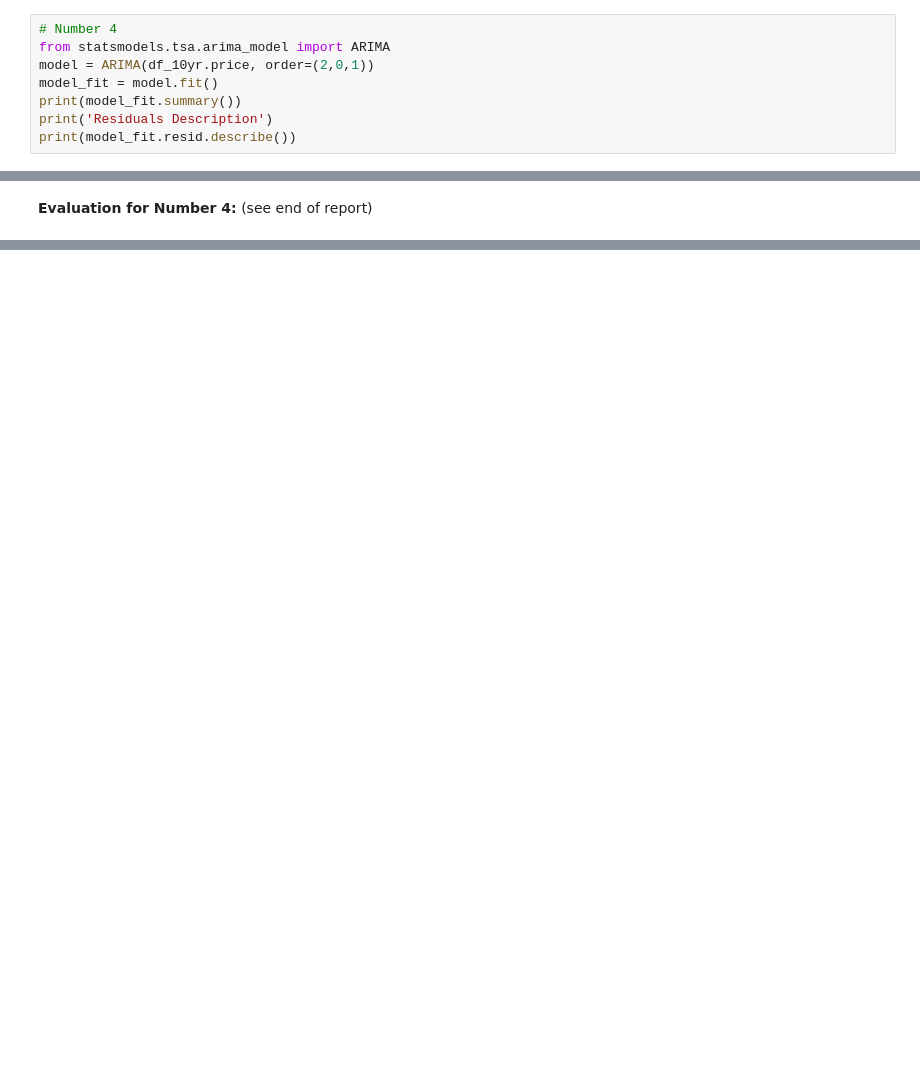
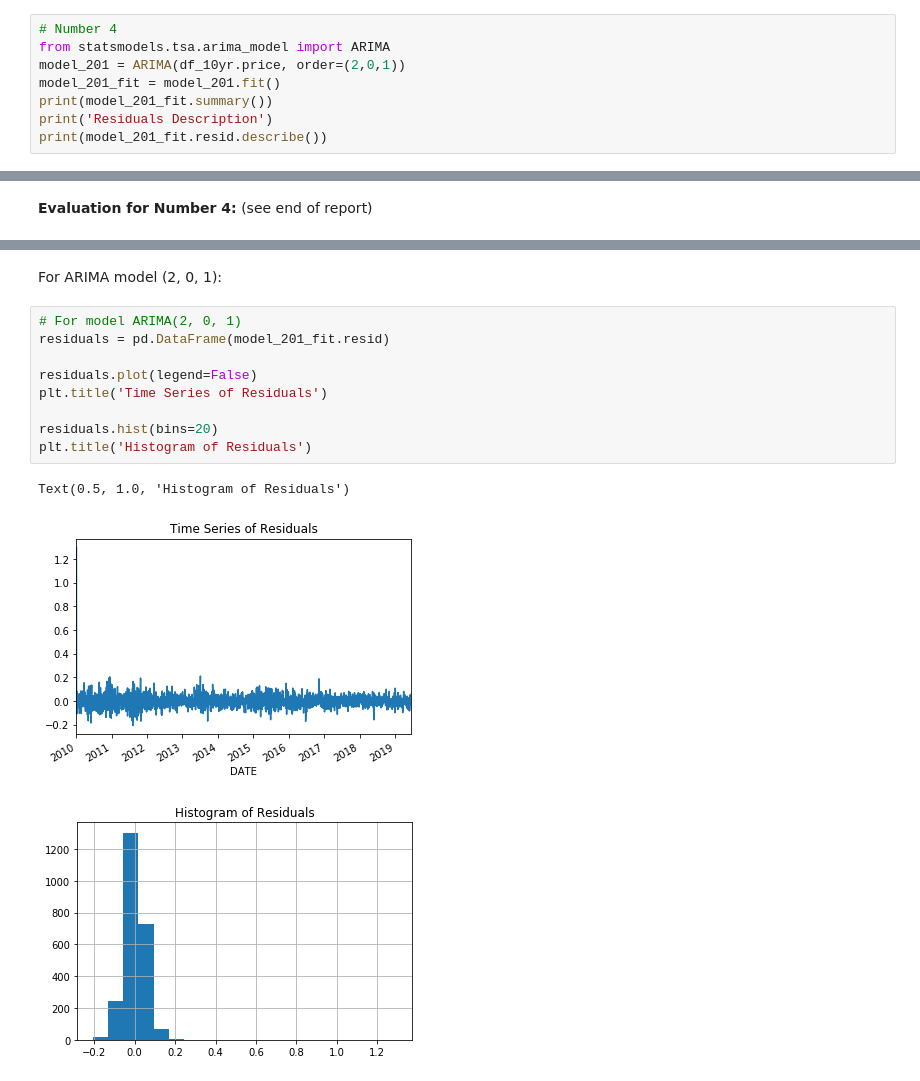
Before and after one commit to etterfred/Thinkful, a Jupyter notebook: 6.1_time_challenge.ipynb, the cells around one changed output, grey strips where cells are left out. Drawn from its saved outputs; the diff is of its cells as text; blank space fills up the shorter version.

```diff
--- a/6.1_time_challenge.ipynb
+++ b/6.1_time_challenge.ipynb
@@ -177,11 +177,11 @@ dtype: float64
 # %%
 # Number 4
 from statsmodels.tsa.arima_model import ARIMA
-model = ARIMA(df_10yr.price, order=(2,0,1))
-model_fit = model.fit()
-print(model_fit.summary())
+model_201 = ARIMA(df_10yr.price, order=(2,0,1))
+model_201_fit = model_201.fit()
+print(model_201_fit.summary())
 print('Residuals Description')
-print(model_fit.resid.describe())
+print(model_201_fit.resid.describe())
 # %% [output]
                               ARMA Model Results
 ==============================================================================
@@ -229,0 +279,15 @@ dtype: float64
+# %% [markdown]
+For ARIMA model (2, 0, 1):
+# %%
+# For model ARIMA(2, 0, 1)
+residuals = pd.DataFrame(model_201_fit.resid)
+
+residuals.plot(legend=False)
+plt.title('Time Series of Residuals')
+
+residuals.hist(bins=20)
+plt.title('Histogram of Residuals')
+# %% [output]
+Text(0.5, 1.0, 'Histogram of Residuals')
+[figure, added]
+[figure, added]
```
Also changed, not shown: parts of 15 cells of this notebook.
